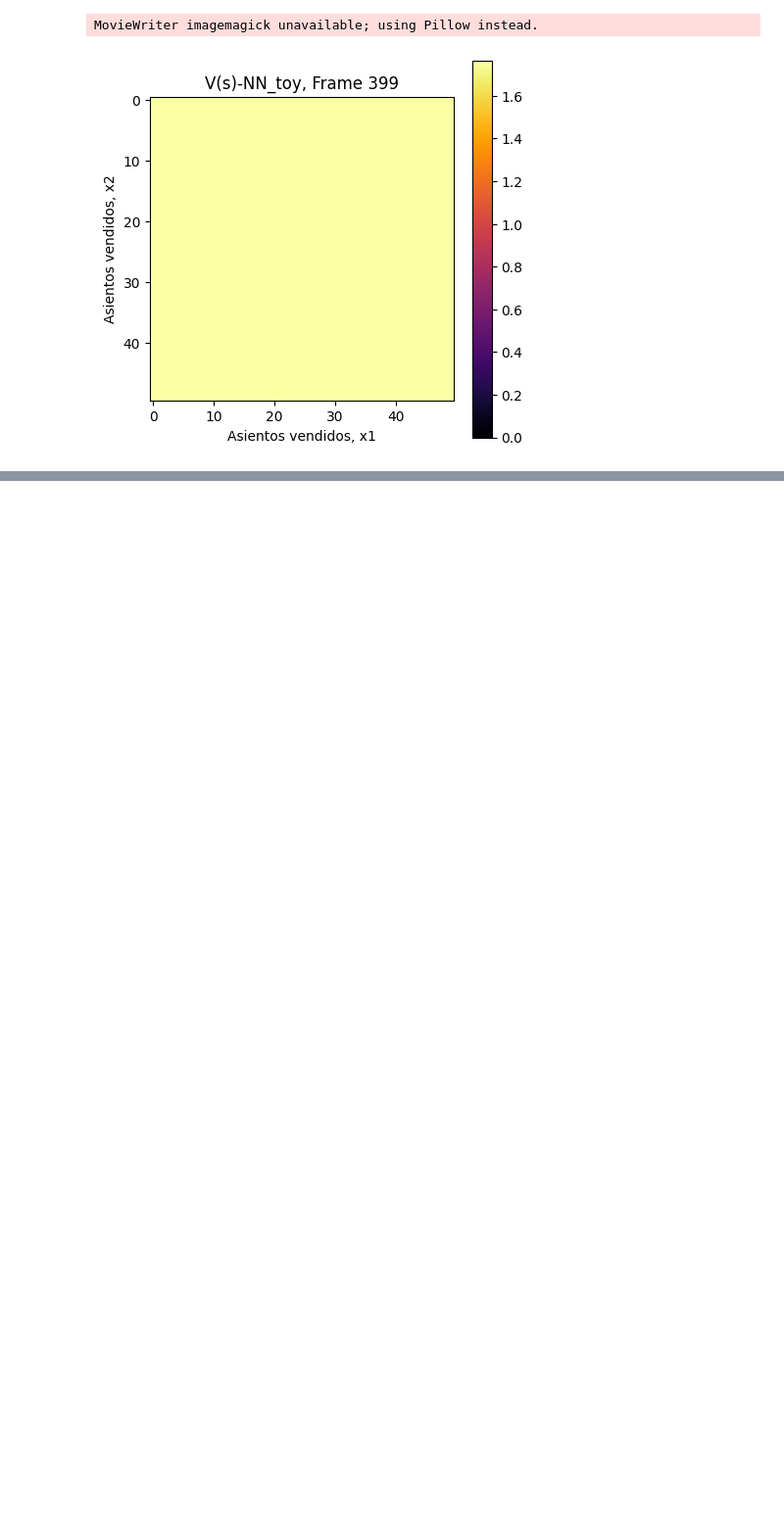
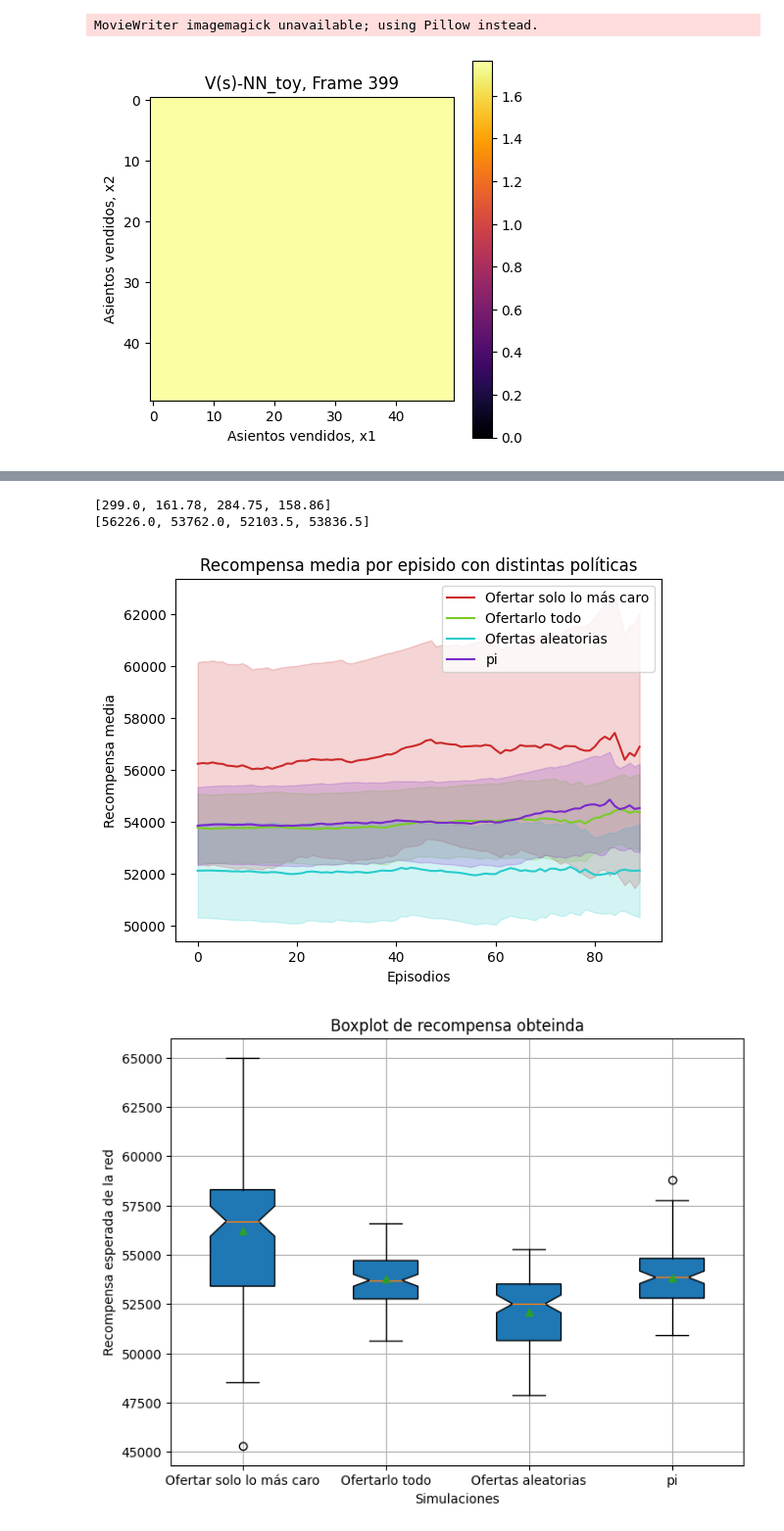
Before and after one commit to Oseluss/RMS, a Jupyter notebook: ARM-RED-DQL.ipynb, the cells around one changed output, grey strips where cells are left out. Shown at 98% size. Saved outputs shown, nothing was run; the diff lists cells and outputs as text; code cells hidden in the pictures; blank space fills up the shorter version.

```diff
--- a/ARM-RED-DQL.ipynb
+++ b/ARM-RED-DQL.ipynb
@@ -168,0 +146,6 @@ KeyboardInterrupt:
+# %%
+def select_action(net, s, epsilon, nA):
+    if np.random.rand() < epsilon:
+        return np.random.choice(nA)
+    with torch.no_grad():
+        return net(torch.tensor(np.array(s),dtype=torch.double)).argmax().item()
@@ -168,0 +196,54 @@ KeyboardInterrupt:
+# %%
+from algorithms.utils import generate_random_colors
+
+colors = generate_random_colors(Num_politicas)
+etiqueta =  ["Ofertar solo lo más caro", "Ofertarlo todo", "Ofertas aleatorias","pi"]
+
+for p in range(Num_politicas):
+
+    totals = Rs[p]
+    x = np.array(totals).ravel()
+
+    mean = np.array([np.mean(x[i:i+100]) for i in range(len(x) - 10)])
+    std = np.array([np.std(x[i:i+100]) for i in range(len(x) - 10)])
+    time = np.arange(mean.size)
+    plt.plot(mean,color=colors[p],label = etiqueta[p])
+    #plt.plot(Rsim, color = 'r')
+    plt.fill_between(time, mean - std, mean + std, color=colors[p], alpha=0.2)
+    plt.title("Recompensa media por episido con distintas políticas")
+    plt.xlabel('Episodios')
+    plt.ylabel('Recompensa media')
+    plt.legend()
+
+
+T_tf_mean = []
+for i in range(Num_politicas):
+    t_tf = []
+    for x in S_sf[i]:
+        t_tf.append(x[3])
+    T_tf_mean.append(np.mean(t_tf))
+
+print(T_tf_mean)
+
+Rs_f_mean = []
+for i in range(Num_politicas):
+    Rs_f_mean.append(np.mean(Rs[i]))
+
+print(Rs_f_mean)
+
+datos = Rs
+plt.figure(figsize=(8, 6))
+plt.boxplot(datos, patch_artist=True, notch=True, showmeans=True)
+
+plt.title('Boxplot de recompensa obteinda')
+plt.xlabel('Simulaciones')
+plt.ylabel('Recompensa esperada de la red')
+plt.xticks(range(1,Num_politicas+1),etiqueta)  # Cambiar etiquetas del eje x
+plt.grid(True)
+
+plt.show()
+# %% [output]
+[299.0, 161.78, 284.75, 158.86]
+[56226.0, 53762.0, 52103.5, 53836.5]
+[figure, added]
+[figure, added]
```
Also changed, not shown: parts of 10 cells of this notebook, 7 other files.
